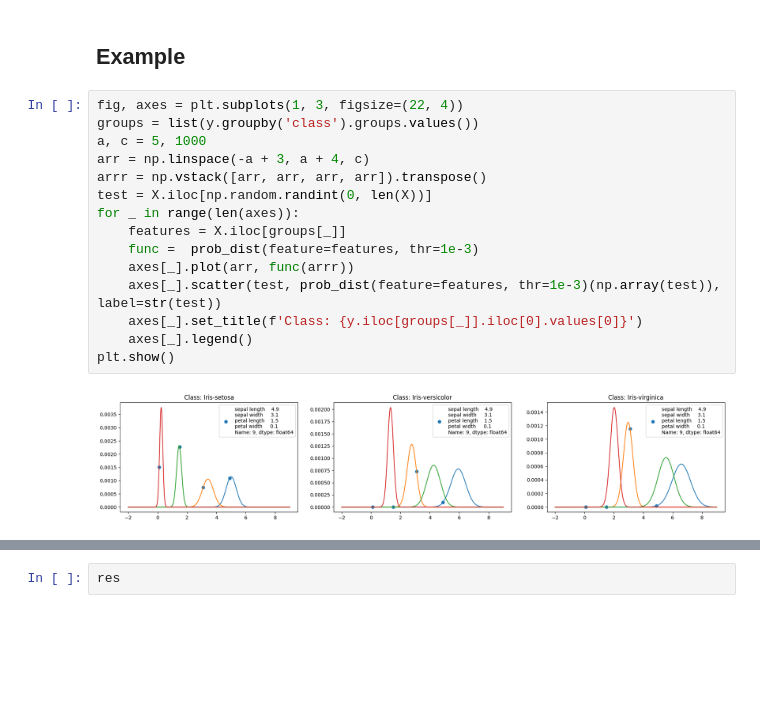
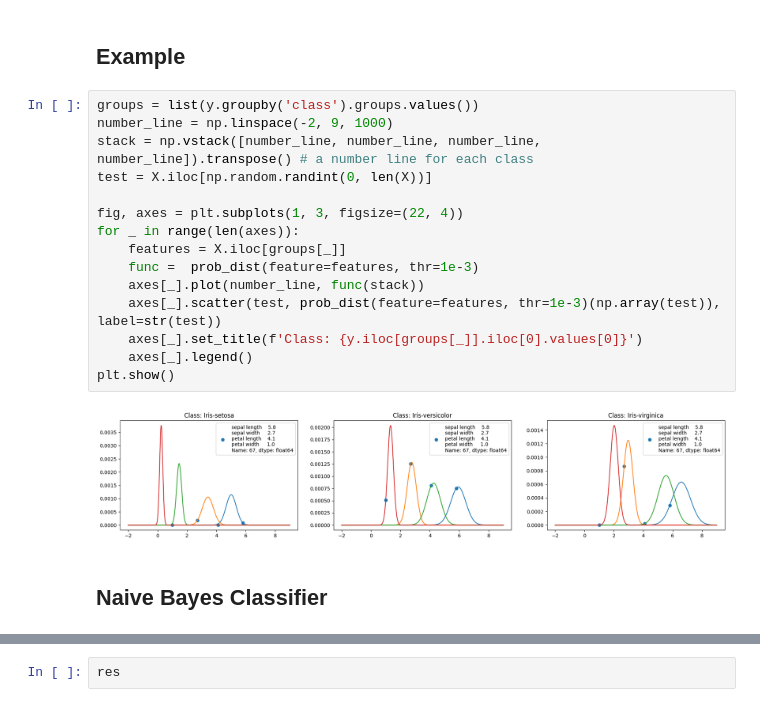
Before and after one commit to devabz/IKT215-G-BayesDecisionTheory, a Jupyter notebook: code/main.ipynb, the cells around one changed output, grey strips where cells are left out. Cells and saved outputs as stored; diff of their text form; blank space fills up the shorter version.

Commit message:
Finished the Naive Bayes Class

```diff
--- a/code/main.ipynb
+++ b/code/main.ipynb
@@ -40,22 +40,24 @@ def prob_dist(feature, thr=1e-3):
 # %% [markdown]
 ## Example
 # %%
+groups = list(y.groupby('class').groups.values())
+number_line = np.linspace(-2, 9, 1000)
+stack = np.vstack([number_line, number_line, number_line, number_line]).transpose() # a number line for each class
+test = X.iloc[np.random.randint(0, len(X))]
+
 fig, axes = plt.subplots(1, 3, figsize=(22, 4))
-groups = list(y.groupby('class').groups.values())
-a, c = 5, 1000
-arr = np.linspace(-a + 3, a + 4, c)
-arrr = np.vstack([arr, arr, arr, arr]).transpose()
-test = X.iloc[np.random.randint(0, len(X))]
 for _ in range(len(axes)):
     features = X.iloc[groups[_]]
     func =  prob_dist(feature=features, thr=1e-3)
-    axes[_].plot(arr, func(arrr))
+    axes[_].plot(number_line, func(stack))
     axes[_].scatter(test, prob_dist(feature=features, thr=1e-3)(np.array(test)), label=str(test))
     axes[_].set_title(f'Class: {y.iloc[groups[_]].iloc[0].values[0]}')
     axes[_].legend()
 plt.show()
 # %% [output]
-[figure, old version]
+[figure, new version]
+# %% [markdown]
+## Naive Bayes Classifier
 # %%
 class NaiveBayes:
     def __init__(self):
```
Also changed, not shown: parts of 5 cells of this notebook.
